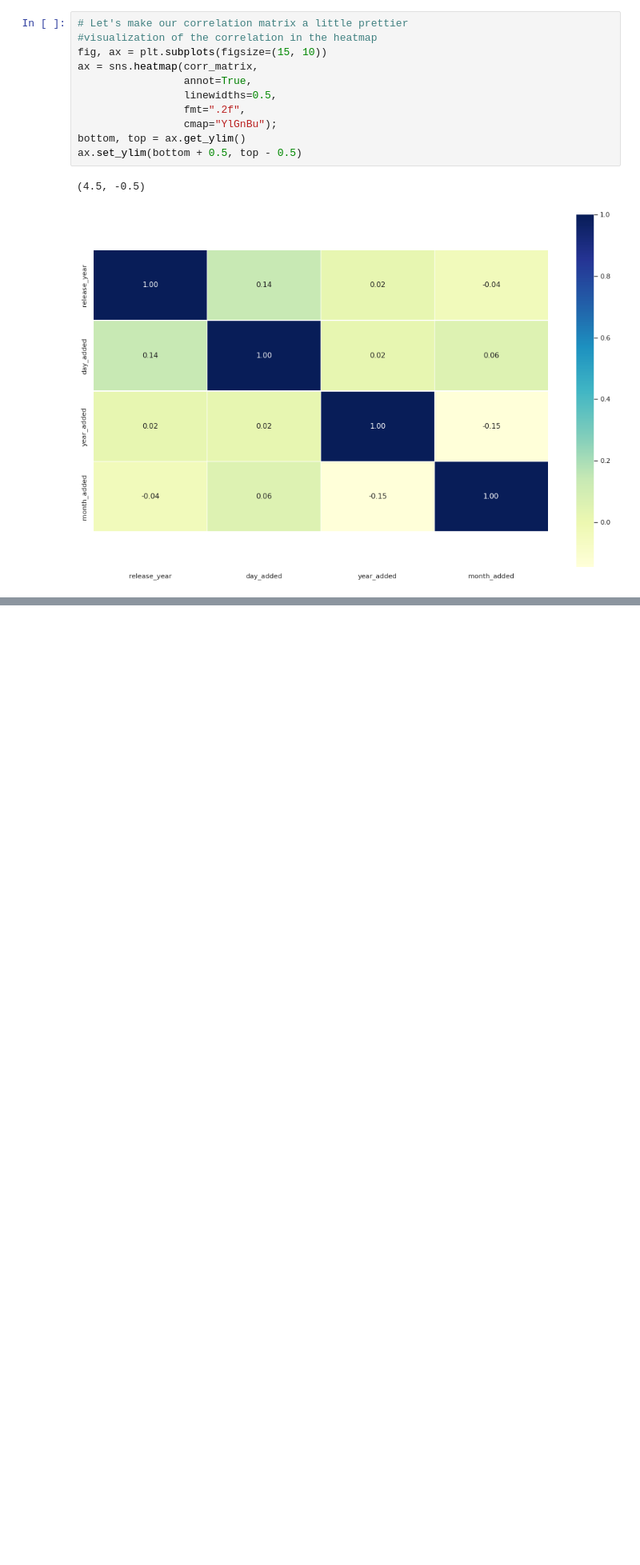
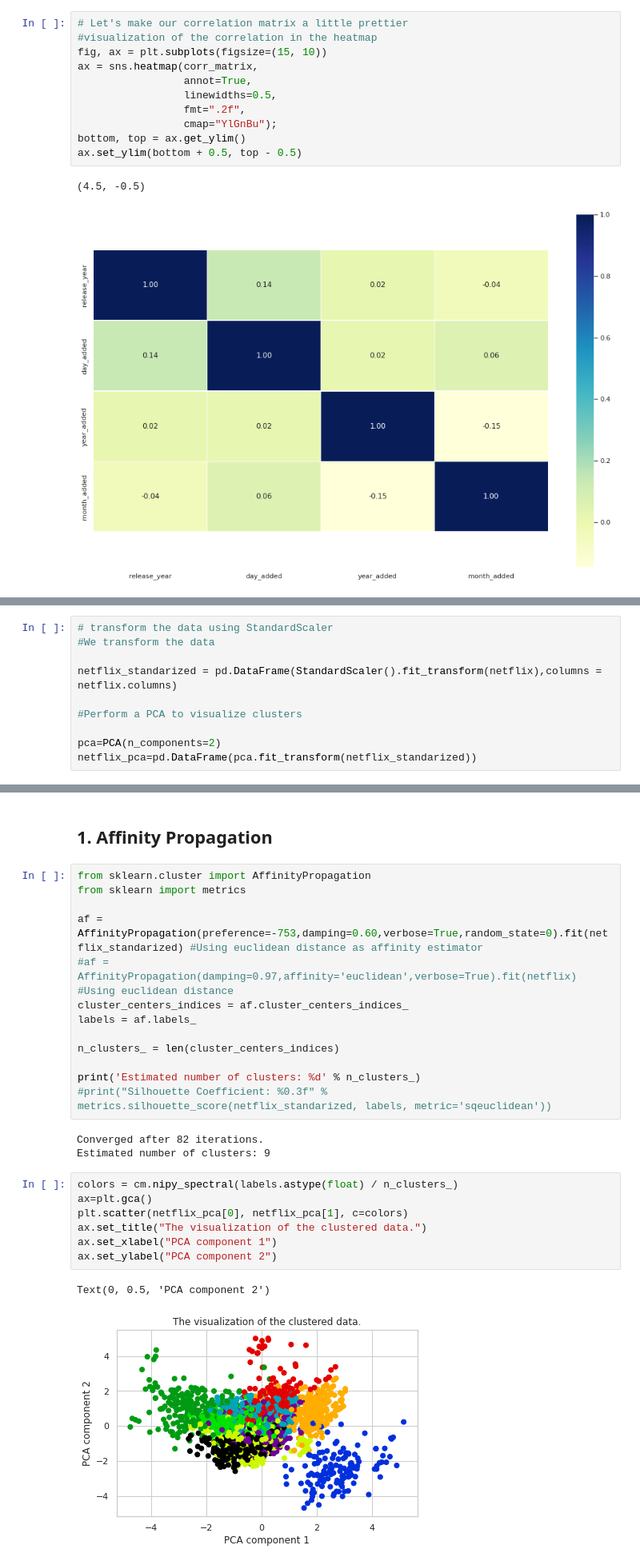
Before and after one commit to Sara19598/Clustering-Analysis-on-Movies-TV-shows-Unsupervised-ML, a Jupyter notebook: NETFLIX_MOVIES_AND_TV_SHOWS_CLUSTERING.ipynb, the cells around one changed output, grey strips where cells are left out. Shown at 80% size. Saved outputs shown, nothing was run; the diff lists cells and outputs as text; blank space fills up the shorter version.

```diff
--- a/NETFLIX_MOVIES_AND_TV_SHOWS_CLUSTERING.ipynb
+++ b/NETFLIX_MOVIES_AND_TV_SHOWS_CLUSTERING.ipynb
@@ -601,0 +641,10 @@ ax.set_ylim(bottom + 0.5, top - 0.5)
+# %%
+# transform the data using StandardScaler
+#We transform the data
+
+netflix_standarized = pd.DataFrame(StandardScaler().fit_transform(netflix),columns = netflix.columns)
+
+#Perform a PCA to visualize clusters
+
+pca=PCA(n_components=2)
+netflix_pca=pd.DataFrame(pca.fit_transform(netflix_standarized))
@@ -601,0 +653,28 @@ ax.set_ylim(bottom + 0.5, top - 0.5)
+# %% [markdown]
+## **1. Affinity Propagation**
+# %%
+from sklearn.cluster import AffinityPropagation
+from sklearn import metrics
+
+af = AffinityPropagation(preference=-753,damping=0.60,verbose=True,random_state=0).fit(netflix_standarized) #Using euclidean distance as affinity estimator
+#af = AffinityPropagation(damping=0.97,affinity='euclidean',verbose=True).fit(netflix) #Using euclidean distance
+cluster_centers_indices = af.cluster_centers_indices_
+labels = af.labels_
+
+n_clusters_ = len(cluster_centers_indices)
+
+print('Estimated number of clusters: %d' % n_clusters_)
+#print("Silhouette Coefficient: %0.3f" % metrics.silhouette_score(netflix_standarized, labels, metric='sqeuclidean'))
+# %% [output]
+Converged after 82 iterations.
+Estimated number of clusters: 9
+# %%
+colors = cm.nipy_spectral(labels.astype(float) / n_clusters_)
+ax=plt.gca()
+plt.scatter(netflix_pca[0], netflix_pca[1], c=colors)
+ax.set_title("The visualization of the clustered data.")
+ax.set_xlabel("PCA component 1")
+ax.set_ylabel("PCA component 2")
+# %% [output]
+Text(0, 0.5, 'PCA component 2')
+[figure, added]
```
Also changed, not shown: parts of 10 cells of this notebook.
